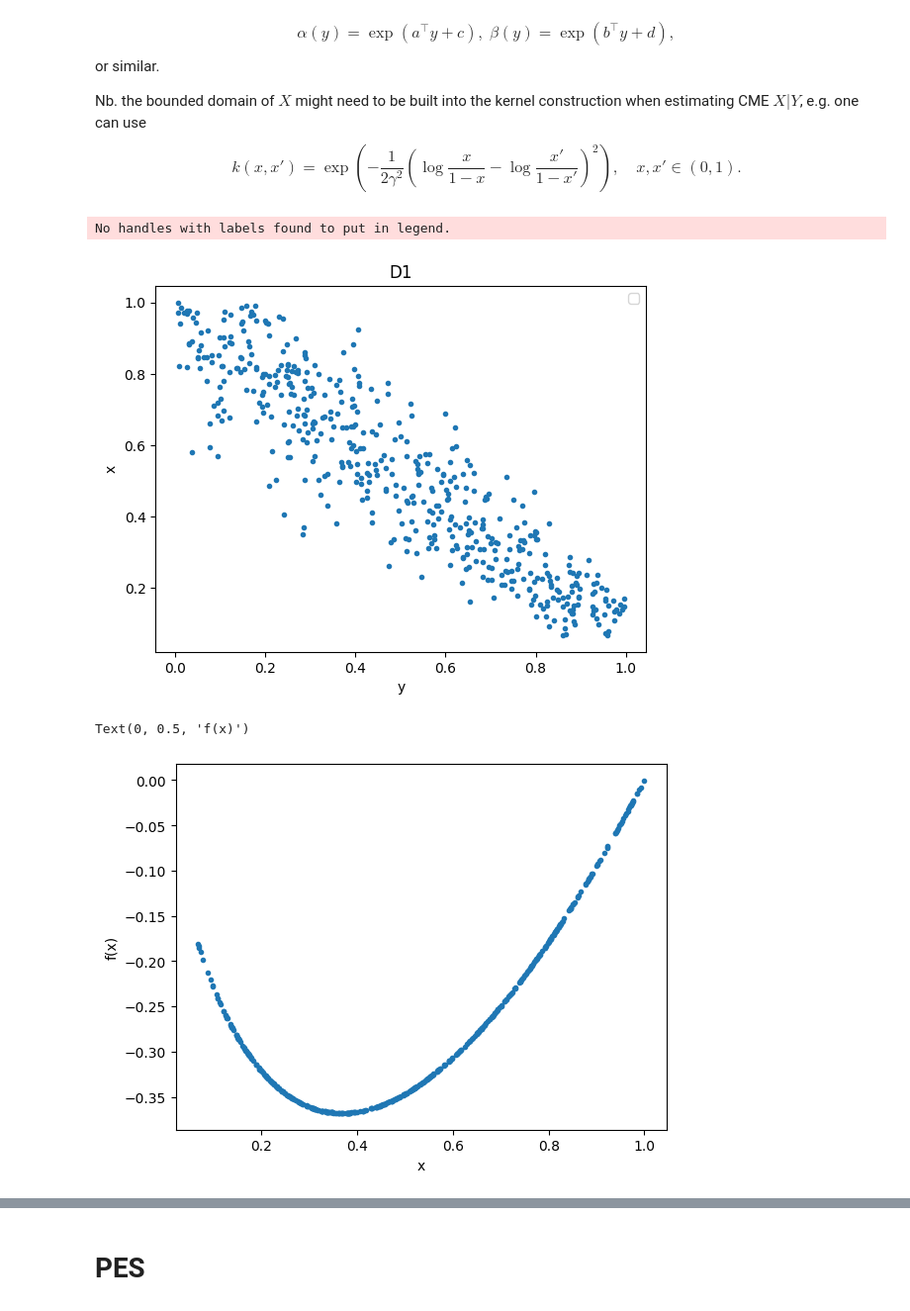
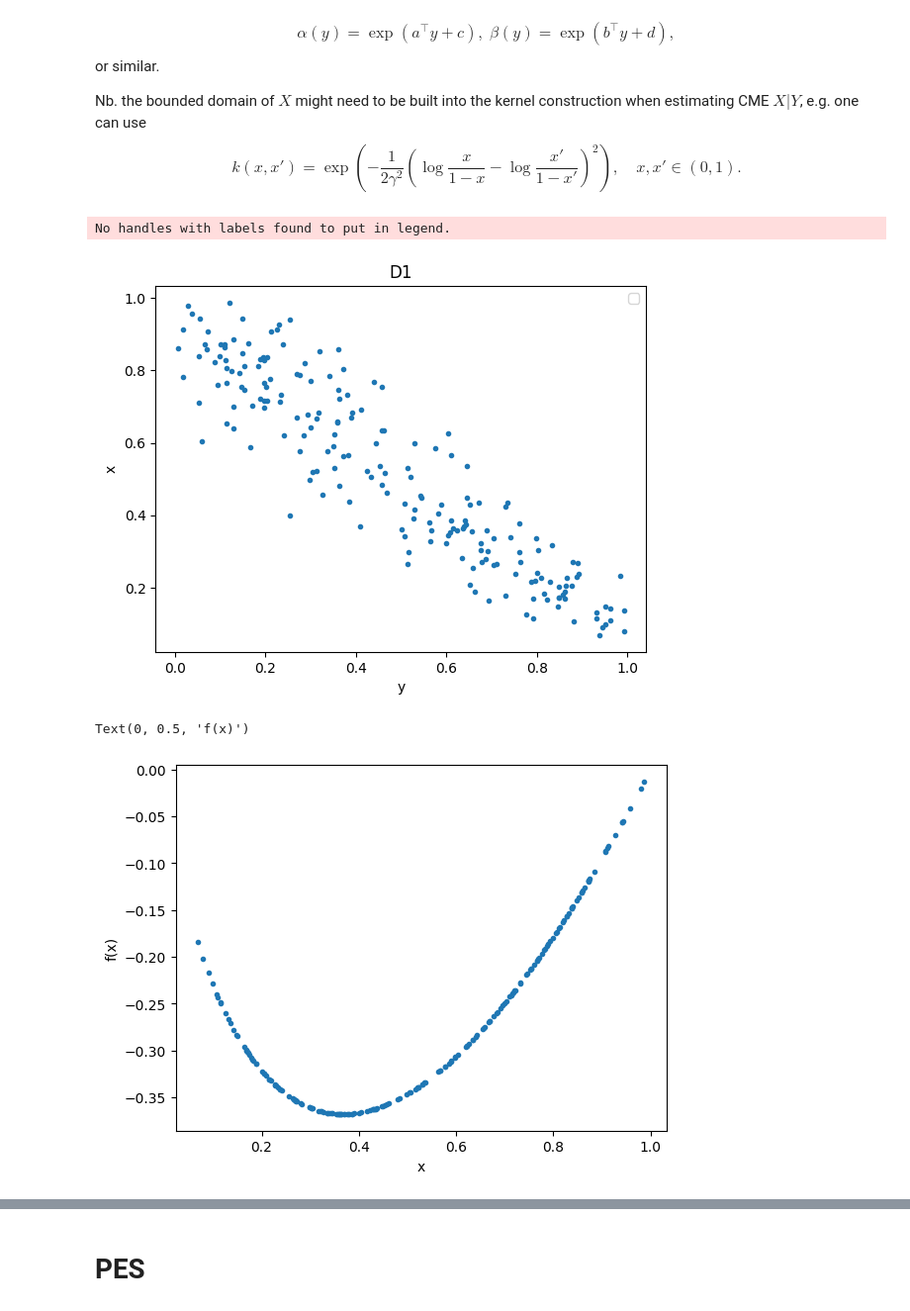
Before and after one commit to Mengyanz/deconditional-downscaling, a Jupyter notebook: simulation.ipynb, the cells around one changed output, grey strips where cells are left out. Shown at 99% size. Cells and saved outputs as stored; diff of their text form; code cells hidden in the pictures.

```diff
--- a/simulation.ipynb
+++ b/simulation.ipynb
@@ -99,15 +99,15 @@ sigma = 0.01
 # c = 0
 # d = 1
 # %%
-xs, ys = generate_D1(500,a,b,c,d)
+xs, ys = generate_D1(200,a,b,c,d)
 # %% [output]
 No handles with labels found to put in legend.
-[figure, old version]
+[figure, new version]
 # %%
 plt.plot(xs, func(xs), '.')
 plt.xlabel('x')
 plt.ylabel('f(x)')
 # %% [output]
 Text(0, 0.5, 'f(x)')
-[figure, old version]
+[figure, new version]
 # %%
```
Also changed, not shown: parts of 41 cells of this notebook, 3 other files.
